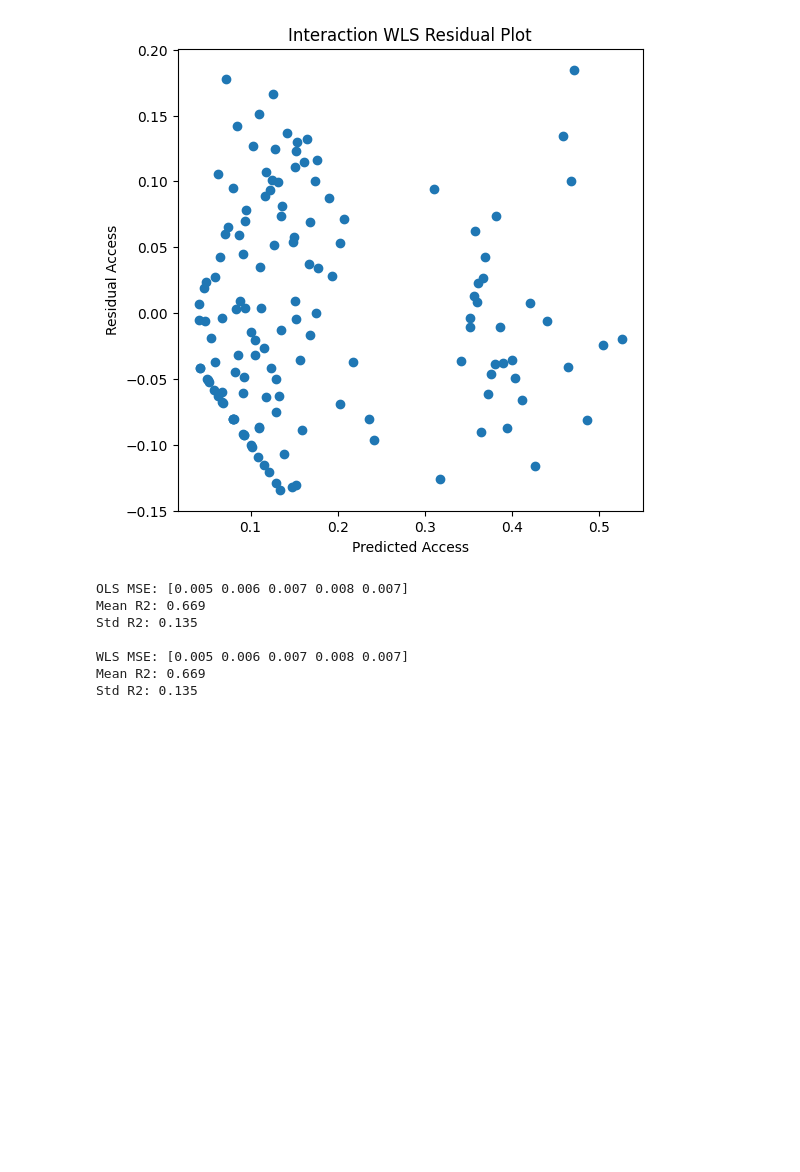
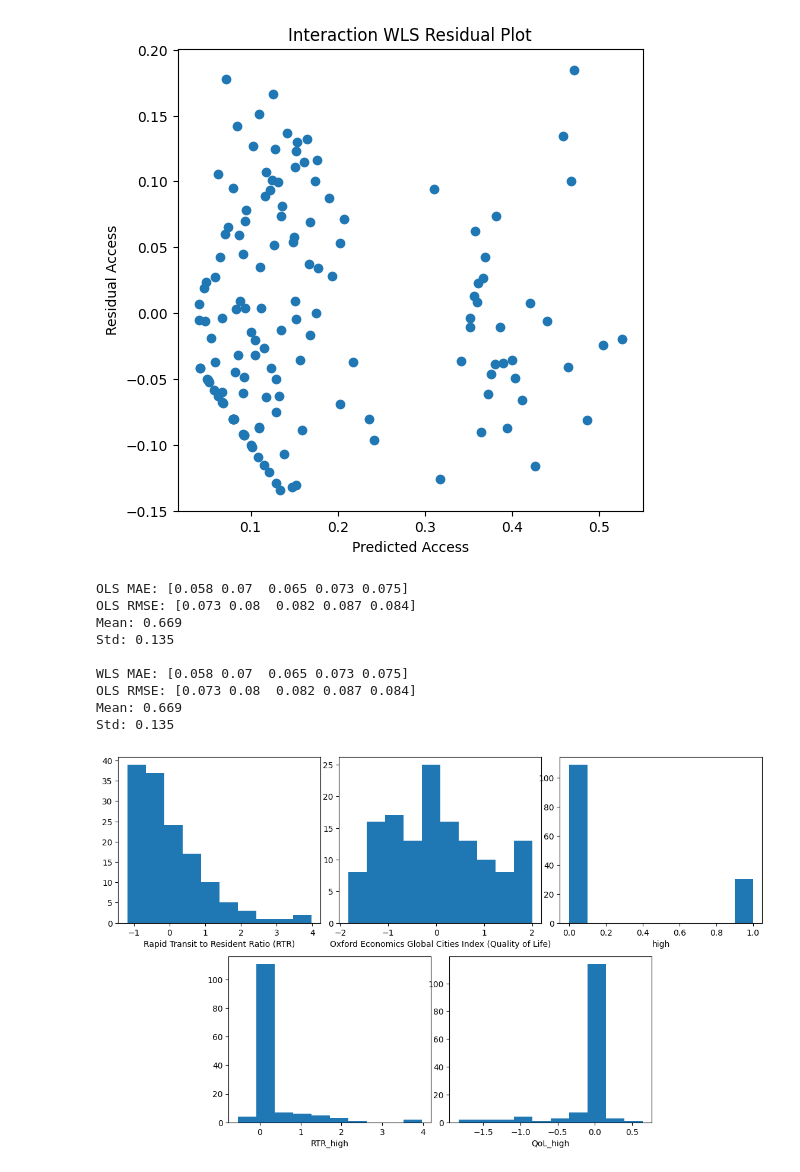
Before and after one commit to xxiaoxierr/Data-Science-Project-1, a Jupyter notebook: Model.ipynb, the cells around one changed output. Cells and saved outputs as stored; diff of their text form; code cells hidden in the pictures; blank space fills up the shorter version.

```diff
--- a/Model.ipynb
+++ b/Model.ipynb
@@ -509,8 +509,3 @@ plt.show()
 # Variance only increase in scale, not in behaviour. So variance is scaled by absolute error
 # %% [output]
 [figure]
-# %%
-full_cleaned['abs_residual_logit'] = full_cleaned['residual_logit'].abs()
-full_cleaned['bin'] = pd.qcut(full_cleaned['y_pred_logit'], 10)
-grouped = full_cleaned.groupby('bin')['abs_residual_logit'].agg(['mean', 'count', 'std'])
-print(grouped)
@@ -688,6 +670,7 @@ plt.show()
 # 8. Cross validation on OLS vs WLS
 
 from sklearn.model_selection import KFold
+from sklearn.metrics import mean_absolute_error
 
 cv = KFold(n_splits=5, shuffle=True, random_state=42)
 
@@ -699,8 +682,10 @@ D = full_cleaned['high'].values
 X = sm.add_constant(X)
 
 ols_mse = []
+ols_mae = []
 ols_r2 = []
 wls_mse = []
+wls_mae = []
 wls_r2 = []
 
 for train_i, val_i in cv.split(X):
@@ -723,7 +708,9 @@ for train_i, val_i in cv.split(X):
 
     # Evaluation metric (OLS)
     mse = mean_squared_error(y_val, y_pred_ols)
+    mae = mean_absolute_error(y_val, y_pred_ols)
     ols_mse.append(mse)
+    ols_mae.append(mae)
     r2 = r2_score(y_val, y_pred_ols)
     ols_r2.append(r2)
 
@@ -733,27 +720,56 @@ for train_i, val_i in cv.split(X):
 
     # Evaluation metric (WLS)
     mse = mean_squared_error(y_val, y_pred_wls)
+    mae = mean_absolute_error(y_val, y_pred_wls)
     wls_mse.append(mse)
+    wls_mae.append(mae)
     r2 = r2_score(y_val, y_pred_wls)
     wls_r2.append(r2)
 
-print(f"OLS MSE: {np.round(ols_mse, 3)}")
-print(f"Mean R2: {np.mean(ols_r2) :.3f}")
-print(f"Std R2: {np.std(ols_r2) :.3f}")
+print(f"OLS MAE: {np.round(ols_mae, 3)}")
+print(f"OLS RMSE: {np.round(np.sqrt(ols_mse), 3)}")
+print(f"Mean: {np.mean(ols_r2) :.3f}")
+print(f"Std: {np.std(ols_r2) :.3f}")
 print()
 
-print(f"WLS MSE: {np.round(wls_mse, 3)}")
-print(f"Mean R2: {np.mean(wls_r2) :.3f}")
-print(f"Std R2: {np.std(wls_r2) :.3f}")
+print(f"WLS MAE: {np.round(wls_mae, 3)}")
+print(f"OLS RMSE: {np.round(np.sqrt(wls_mse), 3)}")
+print(f"Mean: {np.mean(wls_r2) :.3f}")
+print(f"Std: {np.std(wls_r2) :.3f}")
 
 # Cross validation yields similar result for OLS and WLS.
 # Heteroscedasticity does not affect model inference
 # Keep WLS for modest gains in predictive performance and smaller coefficient SE
 # %% [output]
-OLS MSE: [0.005 0.006 0.007 0.008 0.007]
-Mean R2: 0.669
-Std R2: 0.135
+OLS MAE: [0.058 0.07  0.065 0.073 0.075]
+OLS RMSE: [0.073 0.08  0.082 0.087 0.084]
+Mean: 0.669
+Std: 0.135
 
-WLS MSE: [0.005 0.006 0.007 0.008 0.007]
-Mean R2: 0.669
-Std R2: 0.135
+WLS MAE: [0.058 0.07  0.065 0.073 0.075]
+OLS RMSE: [0.073 0.08  0.082 0.087 0.084]
+Mean: 0.669
+Std: 0.135
+# %%
+features = ['Rapid Transit to Resident Ratio (RTR)', 'Oxford Economics Global Cities Index (Quality of Life)',
+                  'high', 'RTR_high', 'QoL_high']
+
+plt.figure(figsize=(14,8))
+ax1 = plt.subplot2grid(shape=(2,6), loc=(0,0), colspan=2)
+ax2 = plt.subplot2grid((2,6), (0,2), colspan=2)
+ax3 = plt.subplot2grid((2,6), (0,4), colspan=2)
+ax4 = plt.subplot2grid((2,6), (1,1), colspan=2)
+ax5 = plt.subplot2grid((2,6), (1,3), colspan=2)
+
+axes = [ax1, ax2, ax3, ax4, ax5]
+for i, ax in enumerate(axes):
+    ax.hist(full_cleaned[features[i]])
+    ax.set_xlabel(features[i])
+
+plt.show()
+
+# RTR is right skewed, QoL ranking has a modal peak.
+# Interaction terms (D*RTR, D*QoL) have mode centered on mean, with D*RTR being right-skewed and D*QoL being left-skewed
+# Interaction dummy term is biased toward observed y, making reasoning circular
+# %% [output]
+[figure, added]
```
Also changed, not shown: parts of 16 cells of this notebook.
